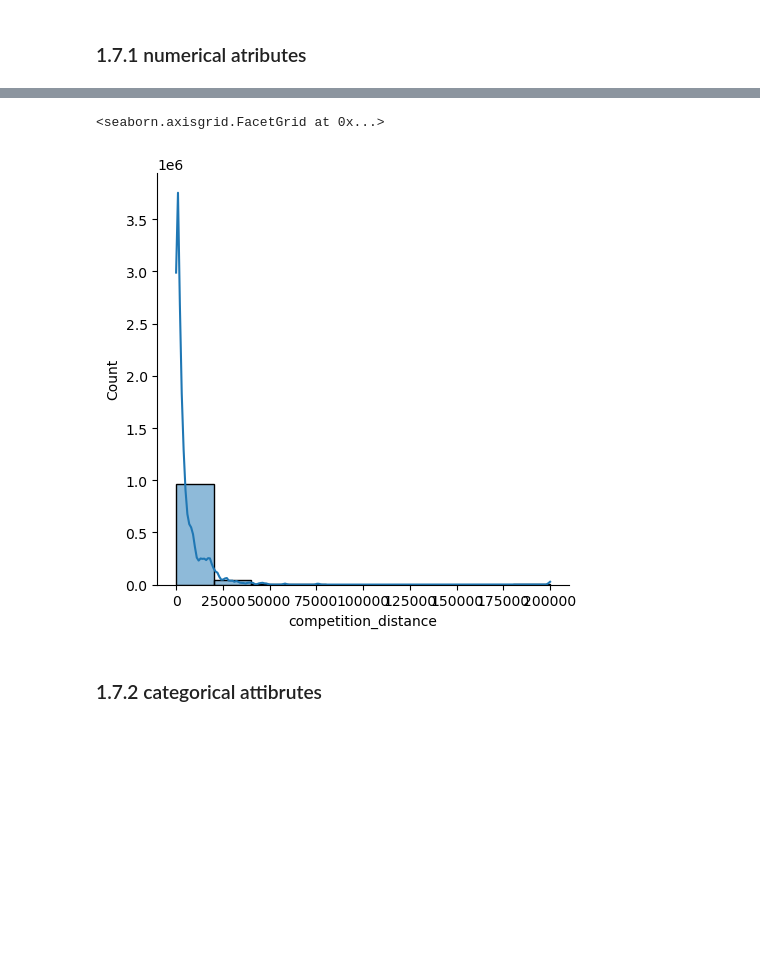
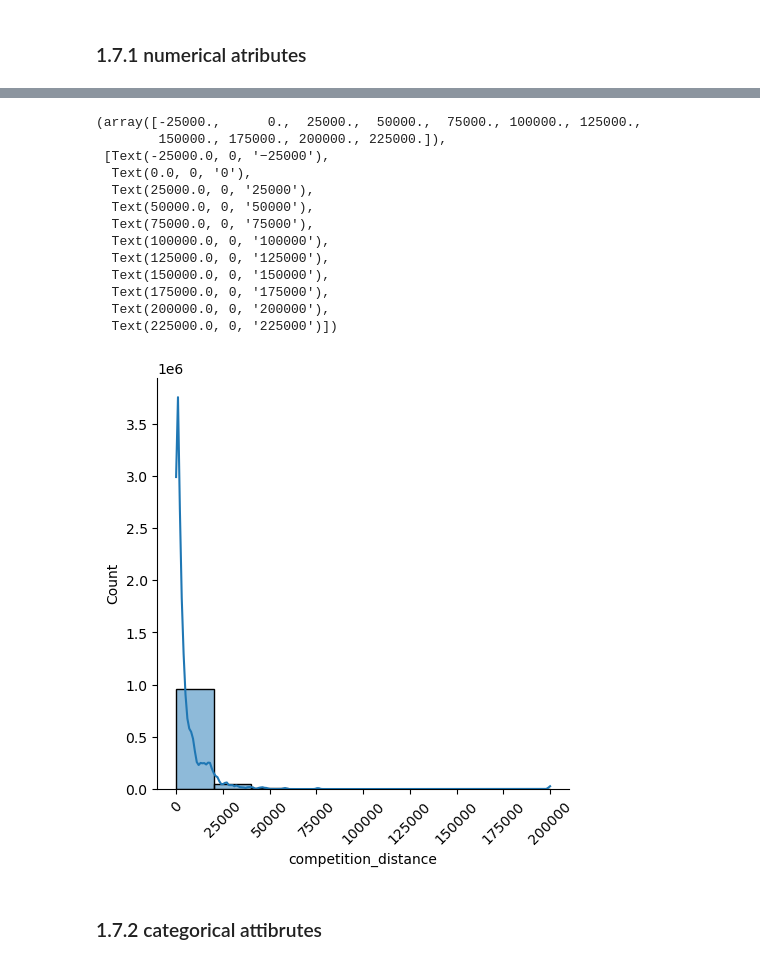
Before and after one commit to Thamirisq/project_-rossmann_train, a Jupyter notebook: notebook_pessoal.ipynb, the cells around one changed output, grey strips where cells are left out. Drawn from its saved outputs; the diff is of its cells as text; code cells hidden in the pictures; blank space fills up the shorter version.

```diff
--- a/notebook_pessoal.ipynb
+++ b/notebook_pessoal.ipynb
@@ -336,8 +352,21 @@ sns.displot(df1['sales'], bins=15, kde=True)
 # %%
-sns.displot(df1['competition_distance'],bins=10, kde=True)
+sns.displot(df1['competition_distance'],bins=10,  kde=True)
+plt.xticks(rotation=45)
 # %% [output]
-<seaborn.axisgrid.FacetGrid at 0x...>
+(array([-25000.,      0.,  25000.,  50000.,  75000., 100000., 125000.,
+        150000., 175000., 200000., 225000.]),
+ [Text(-25000.0, 0, '−25000'),
+  Text(0.0, 0, '0'),
+  Text(25000.0, 0, '25000'),
+  Text(50000.0, 0, '50000'),
+  Text(75000.0, 0, '75000'),
+  Text(100000.0, 0, '100000'),
+  Text(125000.0, 0, '125000'),
+  Text(150000.0, 0, '150000'),
+  Text(175000.0, 0, '175000'),
+  Text(200000.0, 0, '200000'),
+  Text(225000.0, 0, '225000')])
-[figure, old version]
+[figure, new version]
 # %% [markdown]
 ### 1.7.2 categorical attibrutes
 # %%
```
Also changed, not shown: parts of 26 cells of this notebook.
